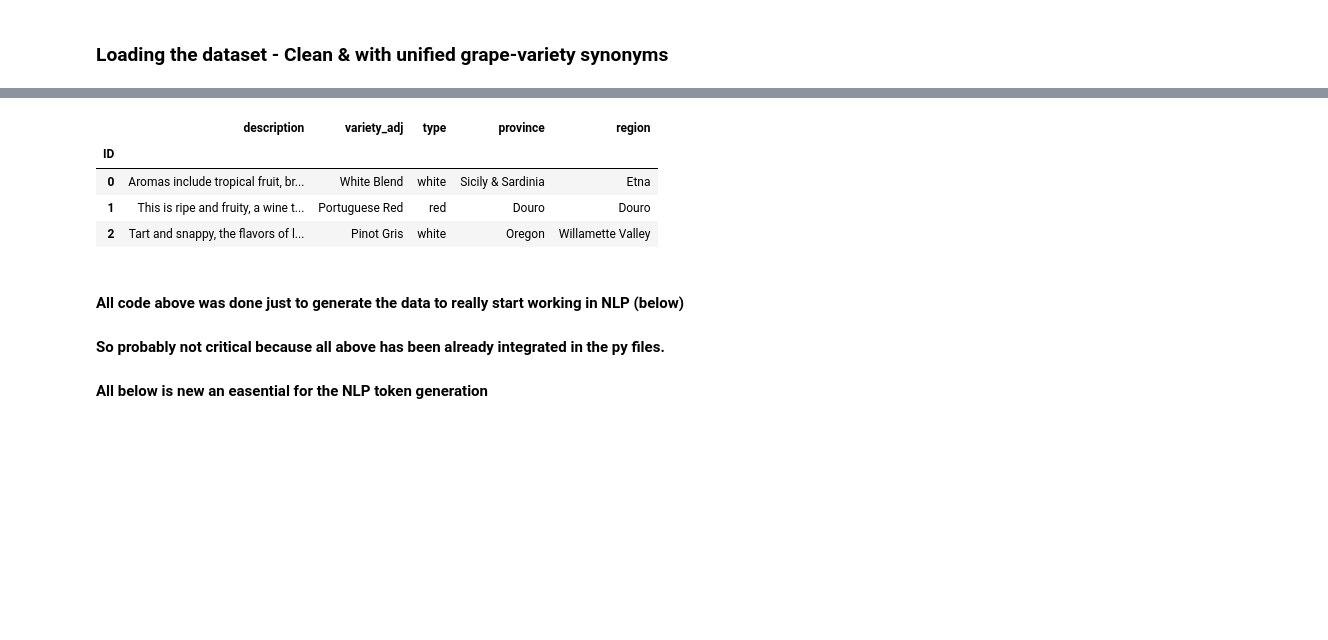
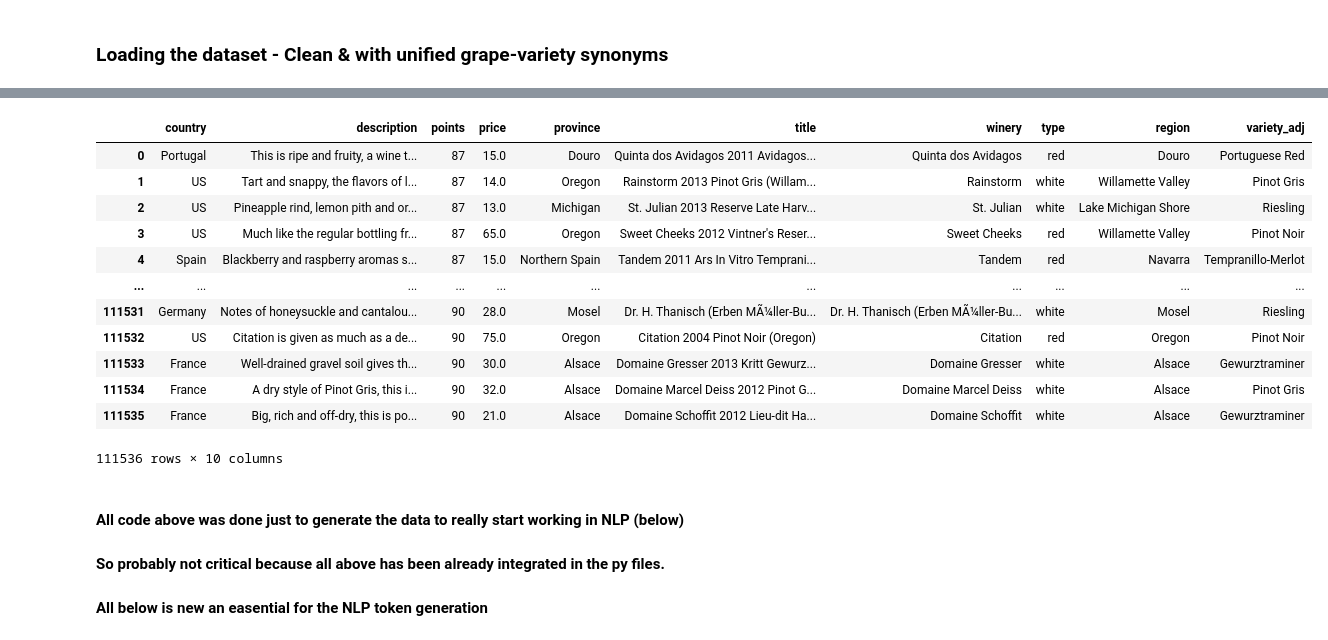
Before and after one commit to fmdalcin/WineGen_old, a Jupyter notebook: notebooks/NLP_WineDescription.ipynb, the cells around one changed output, grey strips where cells are left out. Drawn from its saved outputs; the diff is of its cells as text; code cells hidden in the pictures; blank space fills up the shorter version.

```diff
--- a/notebooks/NLP_WineDescription.ipynb
+++ b/notebooks/NLP_WineDescription.ipynb
@@ -94,11 +120,21 @@ df = resolve_synonyms(df)
 # %%
-df.head(3)
+df=pd.read_csv("../raw_data/preprocessed_data.csv", index_col=0)
+df.reset_index(inplace=True)
+df
 # %% [output]
-|  | description | variety_adj | type | province | region |
-| ID |  |  |  |  |  |
-| 0 | Aromas include tropical fruit, br... | White Blend | white | Sicily & Sardinia | Etna |
-| 1 | This is ripe and fruity, a wine t... | Portuguese Red | red | Douro | Douro |
-| 2 | Tart and snappy, the flavors of l... | Pinot Gris | white | Oregon | Willamette Valley |
+|  | country | description | points | price | province | title | winery | type | region | variety_adj |
+| 0 | Portugal | This is ripe and fruity, a wine t... | 87 | 15.0 | Douro | Quinta dos Avidagos 2011 Avidagos... | Quinta dos Avidagos | red | Douro | Portuguese Red |
+| 1 | US | Tart and snappy, the flavors of l... | 87 | 14.0 | Oregon | Rainstorm 2013 Pinot Gris (Willam... | Rainstorm | white | Willamette Valley | Pinot Gris |
+| 2 | US | Pineapple rind, lemon pith and or... | 87 | 13.0 | Michigan | St. Julian 2013 Reserve Late Harv... | St. Julian | white | Lake Michigan Shore | Riesling |
+| 3 | US | Much like the regular bottling fr... | 87 | 65.0 | Oregon | Sweet Cheeks 2012 Vintner's Reser... | Sweet Cheeks | red | Willamette Valley | Pinot Noir |
+| 4 | Spain | Blackberry and raspberry aromas s... | 87 | 15.0 | Northern Spain | Tandem 2011 Ars In Vitro Temprani... | Tandem | red | Navarra | Tempranillo-Merlot |
+| ... | ... | ... | ... | ... | ... | ... | ... | ... | ... | ... |
+| 111531 | Germany | Notes of honeysuckle and cantalou... | 90 | 28.0 | Mosel | Dr. H. Thanisch (Erben MÃ¼ller-Bu... | Dr. H. Thanisch (Erben MÃ¼ller-Bu... | white | Mosel | Riesling |
+| 111532 | US | Citation is given as much as a de... | 90 | 75.0 | Oregon | Citation 2004 Pinot Noir (Oregon) | Citation | red | Oregon | Pinot Noir |
+| 111533 | France | Well-drained gravel soil gives th... | 90 | 30.0 | Alsace | Domaine Gresser 2013 Kritt Gewurz... | Domaine Gresser | white | Alsace | Gewurztraminer |
+| 111534 | France | A dry style of Pinot Gris, this i... | 90 | 32.0 | Alsace | Domaine Marcel Deiss 2012 Pinot G... | Domaine Marcel Deiss | white | Alsace | Pinot Gris |
+| 111535 | France | Big, rich and off-dry, this is po... | 90 | 21.0 | Alsace | Domaine Schoffit 2012 Lieu-dit Ha... | Domaine Schoffit | white | Alsace | Gewurztraminer |
+111536 rows × 10 columns
 # %% [markdown]
 #### All code above was done just to generate the data to really start working in NLP (below)
 #### So probably not critical because all above has been already integrated in the py files.
```
Also changed, not shown: parts of 21 cells of this notebook, 7 other files.
